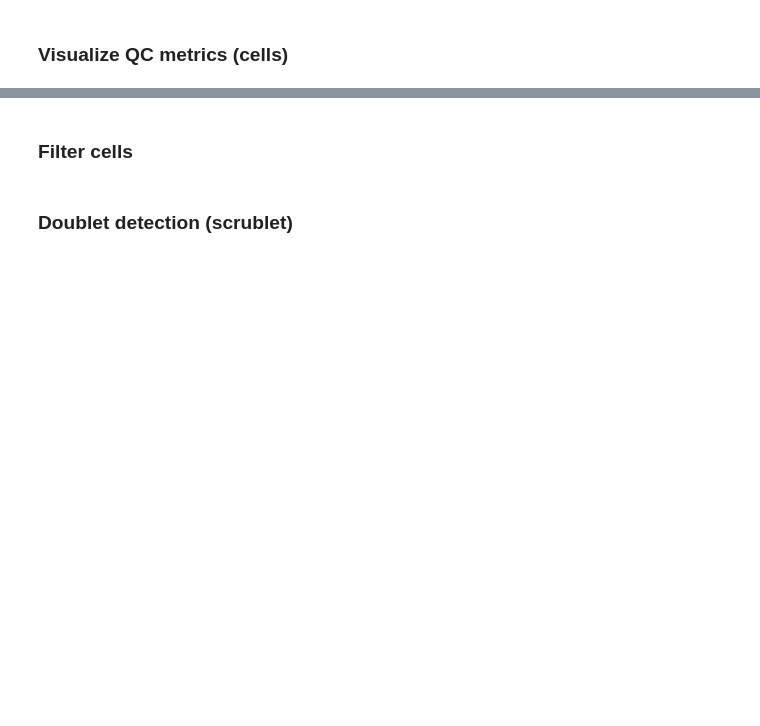
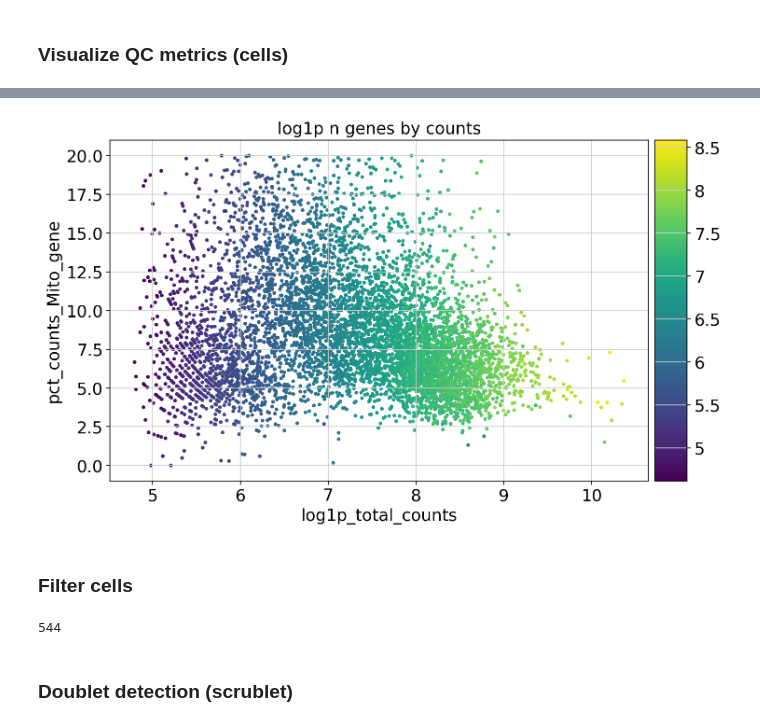
Before and after one commit to madelinechertkow/mchertkow225a, a Jupyter notebook: Chertkow_bms225a_ds_workshop_3_student_notebook_2025.ipynb, the cells around one changed output, grey strips where cells are left out. Cells and saved outputs as stored; diff of their text form; code cells hidden in the pictures; blank space fills up the shorter version.

```diff
--- a/Chertkow_bms225a_ds_workshop_3_student_notebook_2025.ipynb
+++ b/Chertkow_bms225a_ds_workshop_3_student_notebook_2025.ipynb
@@ -137,9 +228,17 @@ sc.pl.violin(
 # %%
-sc.pl.scatter(adata, "log1p_total_counts", "pct_counts_mt", color="log1p_n_genes_by_counts",size=50)
+sc.pl.scatter(adata, "log1p_total_counts", "pct_counts_Mito_gene", color="log1p_n_genes_by_counts",size=50)
+# %% [output]
+[figure, added]
 # %% [markdown]
 ### Filter cells
 # %%
 # [🔺] pandas practice: How many cells have log1p_total_counts above 8?
+
+
+above8 = (adata.var['log1p_total_counts']>8).sum()
+print(above8)
+# %% [output]
+544
 # %%
 ##################################################
 # [🔺] filter out cells by choosing QC thresholds for 'log1p_total_counts' and 'pct_counts_mt' based on the above plots
```
Also changed, not shown: parts of 18 cells of this notebook.
